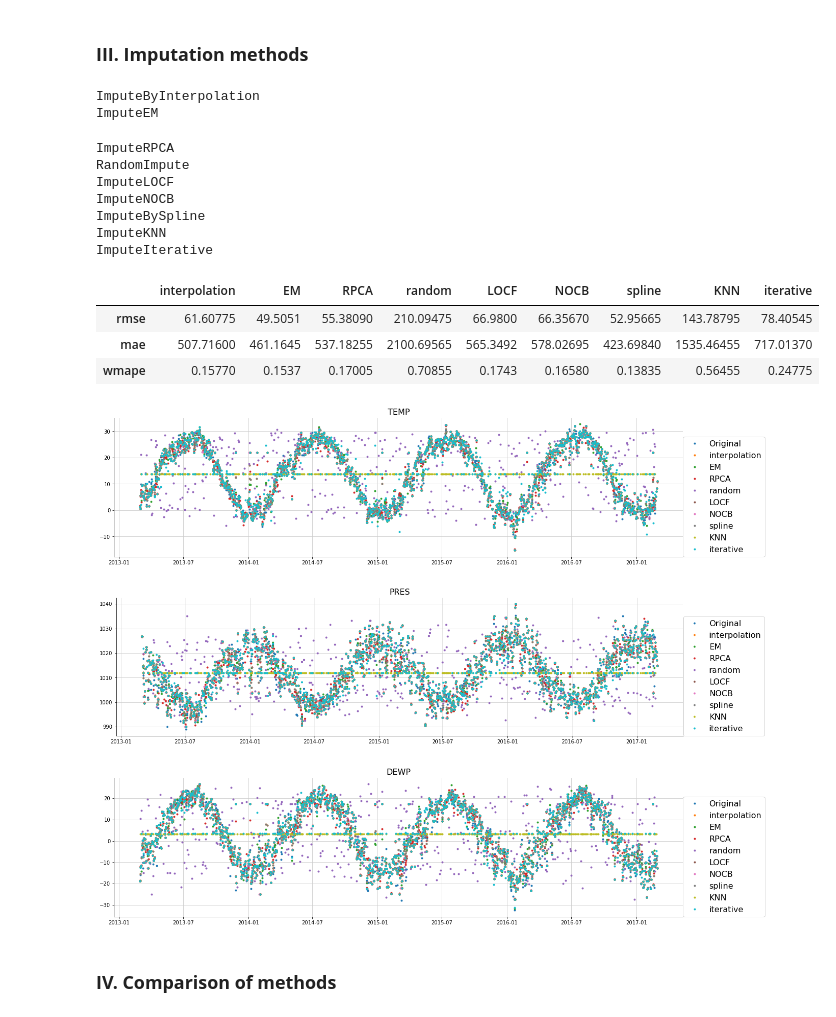
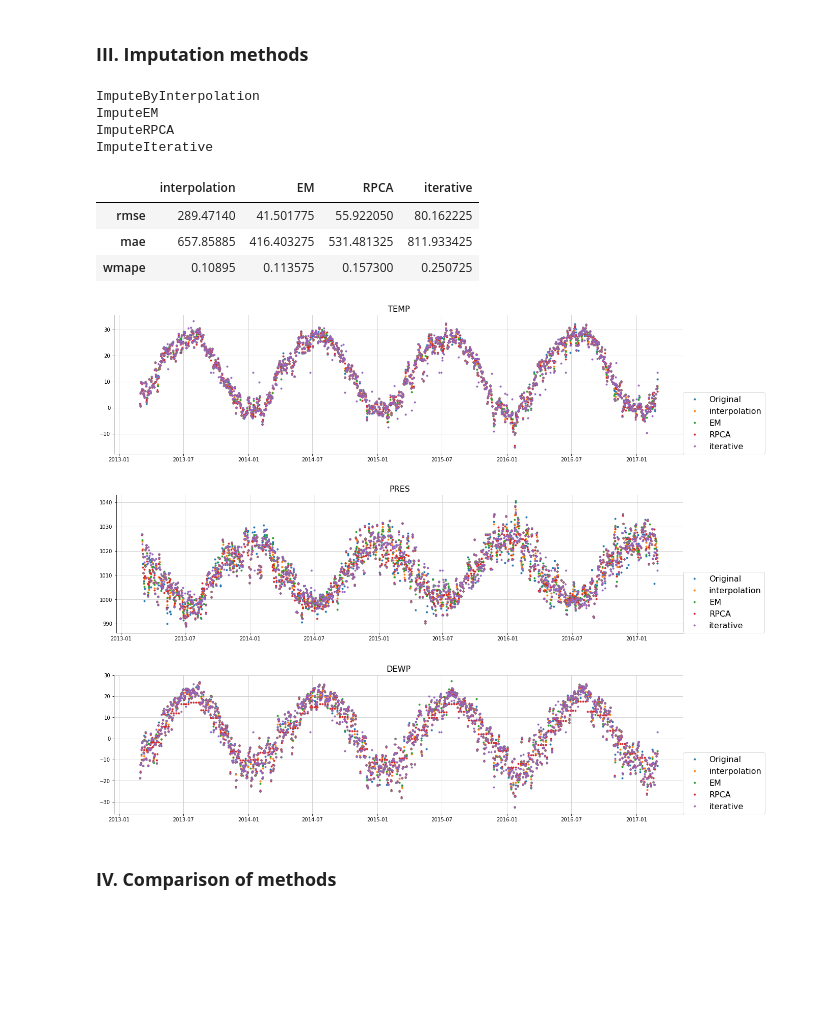
Before and after one commit to scikit-learn-contrib/qolmat, a Jupyter notebook: qolmat/notebooks/benchmark.ipynb, the cells around one changed output. Saved outputs shown, nothing was run; the diff lists cells and outputs as text; code cells hidden in the pictures; blank space fills up the shorter version.

```diff
--- a/qolmat/notebooks/benchmark.ipynb
+++ b/qolmat/notebooks/benchmark.ipynb
@@ -37,7 +37,7 @@ dataset.head()
 |  | 2013-03-05 | 136.708333 | 172.541667 | 75.130435 | 73.500000 | 1381.545455 | 84.375000 | 6.750000 | 1008.883333 | -7.741667 | 0.0 | ... |
 # %%
 for col in cols_to_impute:
-    plt.figure(figsize=(20, 5))
+    plt.figure(figsize=(10, 3))
     for station, df in dataset.groupby("station"):
         plt.scatter(df.reset_index().datetime, df[col], label=station)
         break
@@ -53,13 +53,12 @@ for col in cols_to_impute:
 # %%
 df_corrupted = df[cols_to_impute].copy()
 
-p = 0.7
+p = 0.6
 mask_temp = np.random.choice(a=[False, True], size=(len(df_corrupted),), p=[0.85, 0.15])
-mask_pres = np.random.choice(a=[False, True], size=(len(df_corrupted),), p=[p, 1-p]) #~(df_corrupted.index.get_level_values(1).dayofweek == 1)
-mask_dewp = np.random.choice(a=[False, True], size=(len(df_corrupted),), p=[p, 1-p]) #(df_corrupted.index.get_level_values(1).month % 2 == 0)
-masks = {cols_to_impute[0]: df_corrupted.index, cols_to_impute[1]: mask_pres, cols_to_impute[2]: mask_dewp}
+mask_pres = np.random.choice(a=[False, True], size=(len(df_corrupted),), p=[0.65, 0.35])
+mask_dewp = (df_corrupted.index.get_level_values("datetime").dayofweek == 1) #(df_corrupted.index.get_level_values(1).month % 2 == 0)
 
-df_corrupted.loc[mask_pres, "TEMP"] = np.nan
+df_corrupted.loc[mask_temp, "TEMP"] = np.nan
 df_corrupted.loc[mask_pres, "PRES"] = np.nan
 df_corrupted.loc[mask_dewp, "DEWP"] = np.nan
 
@@ -85,7 +84,7 @@ imputer_random = models.RandomImpute()
 imputer_rpca = models.ImputeRPCA(
   method="temporal", multivariate=False, **{"n_rows":7*4, "maxIter":1000, "tau":1, "lam":0.81}
   )
-imputer_em = ImputeEM(n_iter_em=14, n_iter_ou=10, verbose=1)
+imputer_em = ImputeEM(n_iter_em=14, n_iter_ou=10, verbose=0, strategy="sample")
 imputer_spline = models.ImputeBySpline()
 imputer_locf = models.ImputeLOCF()
 imputer_nocb = models.ImputeNOCB()
@@ -106,11 +105,11 @@ dict_models = {
     "interpolation": imputer_interpol,
     "EM": imputer_em,
     "RPCA": imputer_rpca,
-    "random": imputer_random,
-    "LOCF": imputer_locf,
-    "NOCB": imputer_nocb,
-    "spline": imputer_spline,
-    "KNN": imputer_knn,
+    # "random": imputer_random,
+    # "LOCF": imputer_locf,
+    # "NOCB": imputer_nocb,
+    # "spline": imputer_spline,
+    # "KNN": imputer_knn,
     "iterative": imputer_iterative,
     # "regression": impute_regressor,
     # "stochastic_regression": impute_stochastic_regressor
@@ -130,34 +129,28 @@ filter_value_nan = 0
 # %%
 comparison = comparator.Comparator(
     df_corrupted,
     prop_nan,
     dict_models,
     cols_to_impute,
-    n_samples=2,
+    n_samples=4,
     search_params=search_params,
     filter_value_nan=filter_value_nan,
 )
 results = comparison.compare()
 dfs_imputed = {name: imp.fit_transform(df_corrupted) for name, imp in dict_models.items()}
 
 results
 # %% [output]
 ImputeByInterpolation
 ImputeEM
+ImputeRPCA
+ImputeIterative
-ImputeRPCA
-RandomImpute
-ImputeLOCF
-ImputeNOCB
-ImputeBySpline
-ImputeKNN
-ImputeIterative
-|  | interpolation | EM | RPCA | random | LOCF | NOCB | spline | KNN | iterative |
-| rmse | 61.60775 | 49.5051 | 55.38090 | 210.09475 | 66.9800 | 66.35670 | 52.95665 | 143.78795 | 78.40545 |
-| mae | 507.71600 | 461.1645 | 537.18255 | 2100.69565 | 565.3492 | 578.02695 | 423.69840 | 1535.46455 | 717.01370 |
-| wmape | 0.15770 | 0.1537 | 0.17005 | 0.70855 | 0.1743 | 0.16580 | 0.13835 | 0.56455 | 0.24775 |
+|  | interpolation | EM | RPCA | iterative |
+| rmse | 289.47140 | 41.501775 | 55.922050 | 80.162225 |
+| mae | 657.85885 | 416.403275 | 531.481325 | 811.933425 |
+| wmape | 0.10895 | 0.113575 | 0.157300 | 0.250725 |
 # %%
 city = "Aotizhongxin"
-#city = "Wonderland"
 for col in cols_to_impute:
     plt.figure(figsize=(20, 5))
     df = dataset.loc[city]
@@ -169,9 +162,9 @@ for col in cols_to_impute:
     plt.legend(loc=[1, 0], fontsize=16)
     plt.show()
 # %% [output]
-[figure, old version]
+[figure, new version]
-[figure, old version]
+[figure, new version]
-[figure, old version]
+[figure, new version]
 # %% [markdown]
 ### **IV. Comparison of methods**
 # %% [markdown]
```
Also changed, not shown: parts of 6 cells of this notebook.
